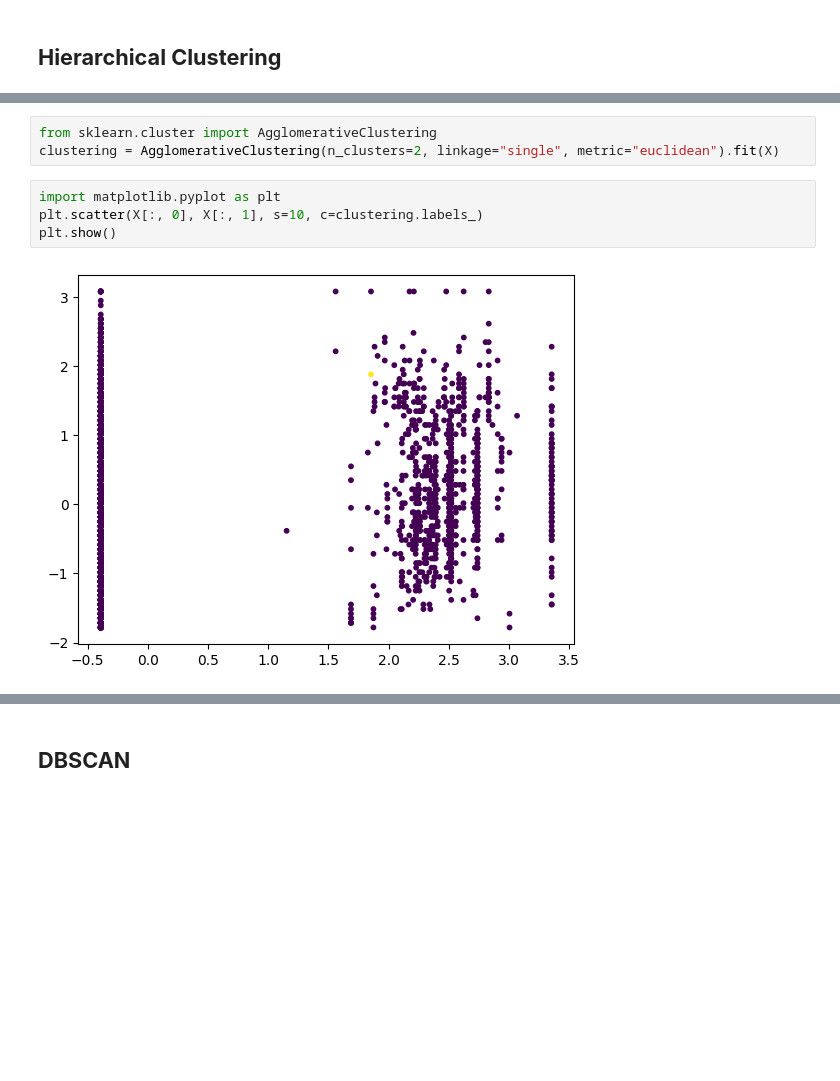
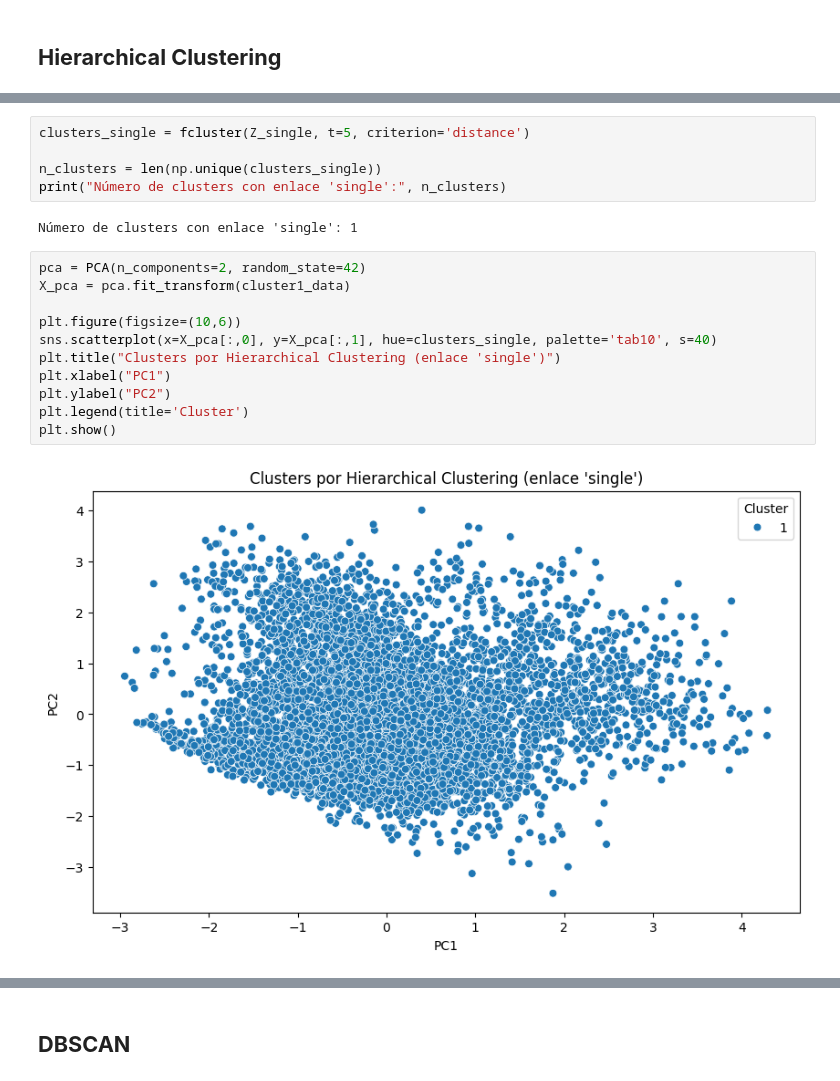
Before and after one commit to JoseCervantes06/Proyecto1_Equipo20_Cervantes-Reyes, a Jupyter notebook: fase2.ipynb, the cells around one changed output, grey strips where cells are left out. Drawn from its saved outputs; the diff is of its cells as text; blank space fills up the shorter version.

```diff
--- a/fase2.ipynb
+++ b/fase2.ipynb
@@ -366,9 +372,20 @@ plt.show()
-# %%
-from sklearn.cluster import AgglomerativeClustering
-clustering = AgglomerativeClustering(n_clusters=2, linkage="single", metric="euclidean").fit(X)
-# %%
-import matplotlib.pyplot as plt
-plt.scatter(X[:, 0], X[:, 1], s=10, c=clustering.labels_)
-plt.show()
-# %% [output]
-[figure, removed]
+# %%
+clusters_single = fcluster(Z_single, t=5, criterion='distance')
+
+n_clusters = len(np.unique(clusters_single))
+print("Número de clusters con enlace 'single':", n_clusters)
+# %% [output]
+Número de clusters con enlace 'single': 1
+# %%
+pca = PCA(n_components=2, random_state=42)
+X_pca = pca.fit_transform(cluster1_data)
+
+plt.figure(figsize=(10,6))
+sns.scatterplot(x=X_pca[:,0], y=X_pca[:,1], hue=clusters_single, palette='tab10', s=40)
+plt.title("Clusters por Hierarchical Clustering (enlace 'single')")
+plt.xlabel("PC1")
+plt.ylabel("PC2")
+plt.legend(title='Cluster')
+plt.show()
+# %% [output]
+[figure, added]
```
Also changed, not shown: parts of 9 cells of this notebook, 1 other file.
